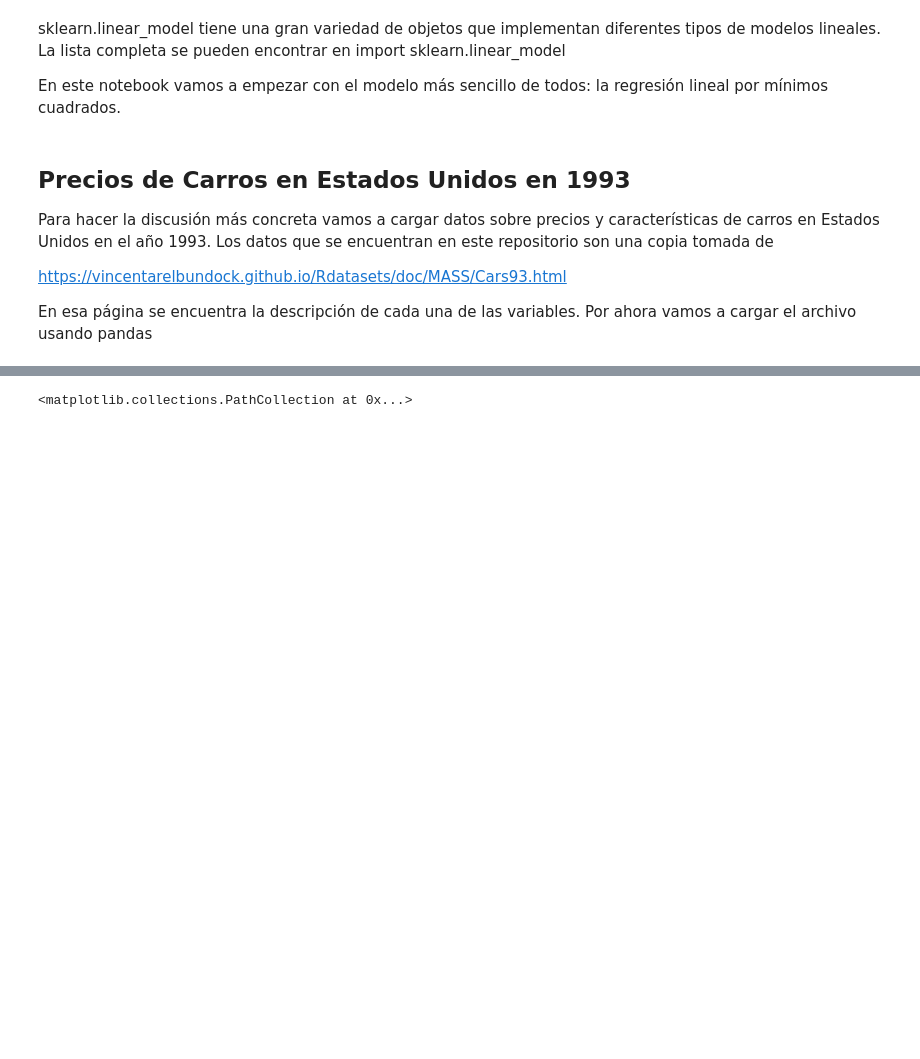
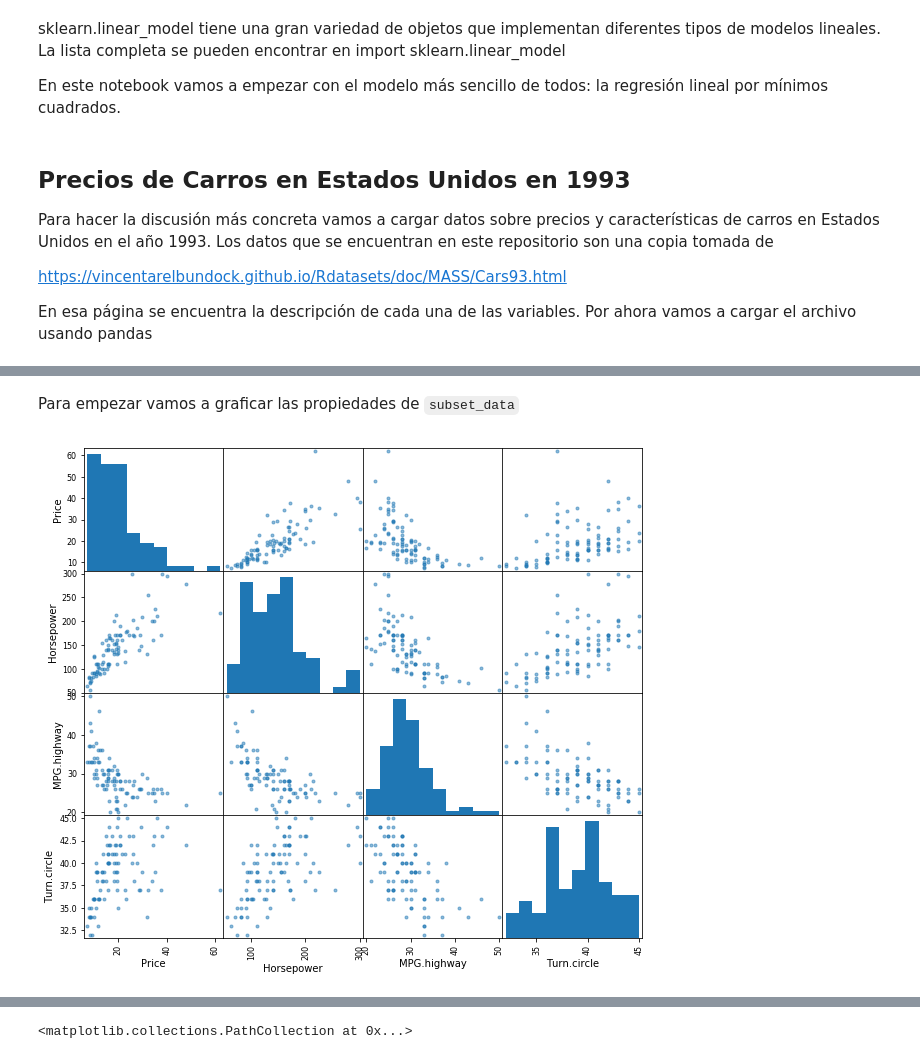
Before and after one commit to ComputoCienciasUniandes/MetodosComputacionalesAvanzados, a Jupyter notebook: secciones/06.RegresionLineal/regresion_lineal.ipynb, the cells around one changed output, grey strips where cells are left out. Saved outputs shown, nothing was run; the diff lists cells and outputs as text; code cells hidden in the pictures; blank space fills up the shorter version.

```diff
--- a/secciones/06.RegresionLineal/regresion_lineal.ipynb
+++ b/secciones/06.RegresionLineal/regresion_lineal.ipynb
@@ -62,0 +85,3 @@ import sklearn.linear_model
+# %%
+subset_data = data[['Price', 'Horsepower', 'MPG.highway', 'Turn.circle']]
+subset_data
@@ -62,0 +107,9 @@ import sklearn.linear_model
+# %% [markdown]
+Para empezar vamos a graficar las propiedades de `subset_data`
+# %%
+
+from pandas.tools import plotting
+
+_ = plotting.scatter_matrix(subset_data, figsize=(10,9))
+# %% [output]
+[figure, added]
```
Also changed, not shown: parts of 31 cells of this notebook.
